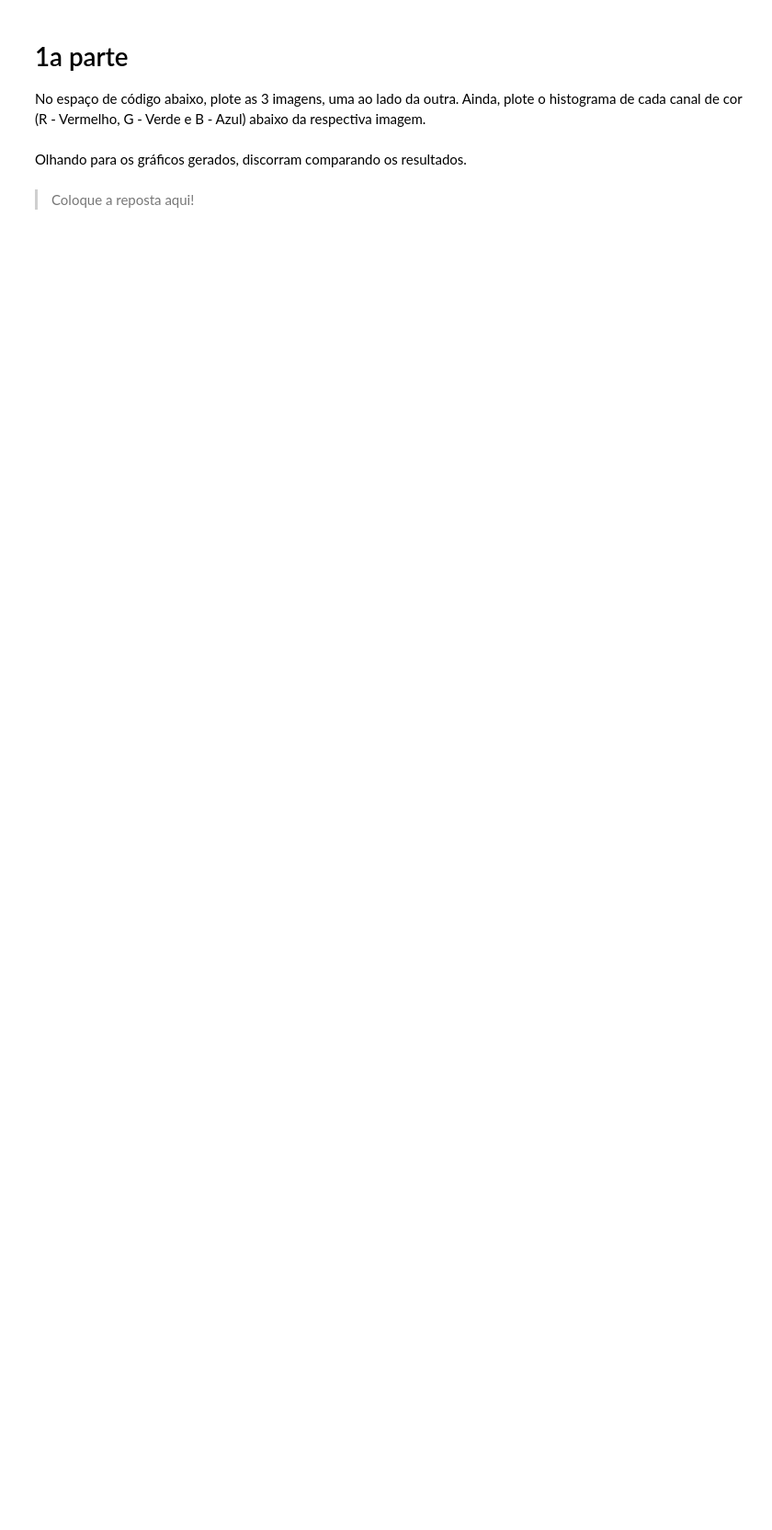
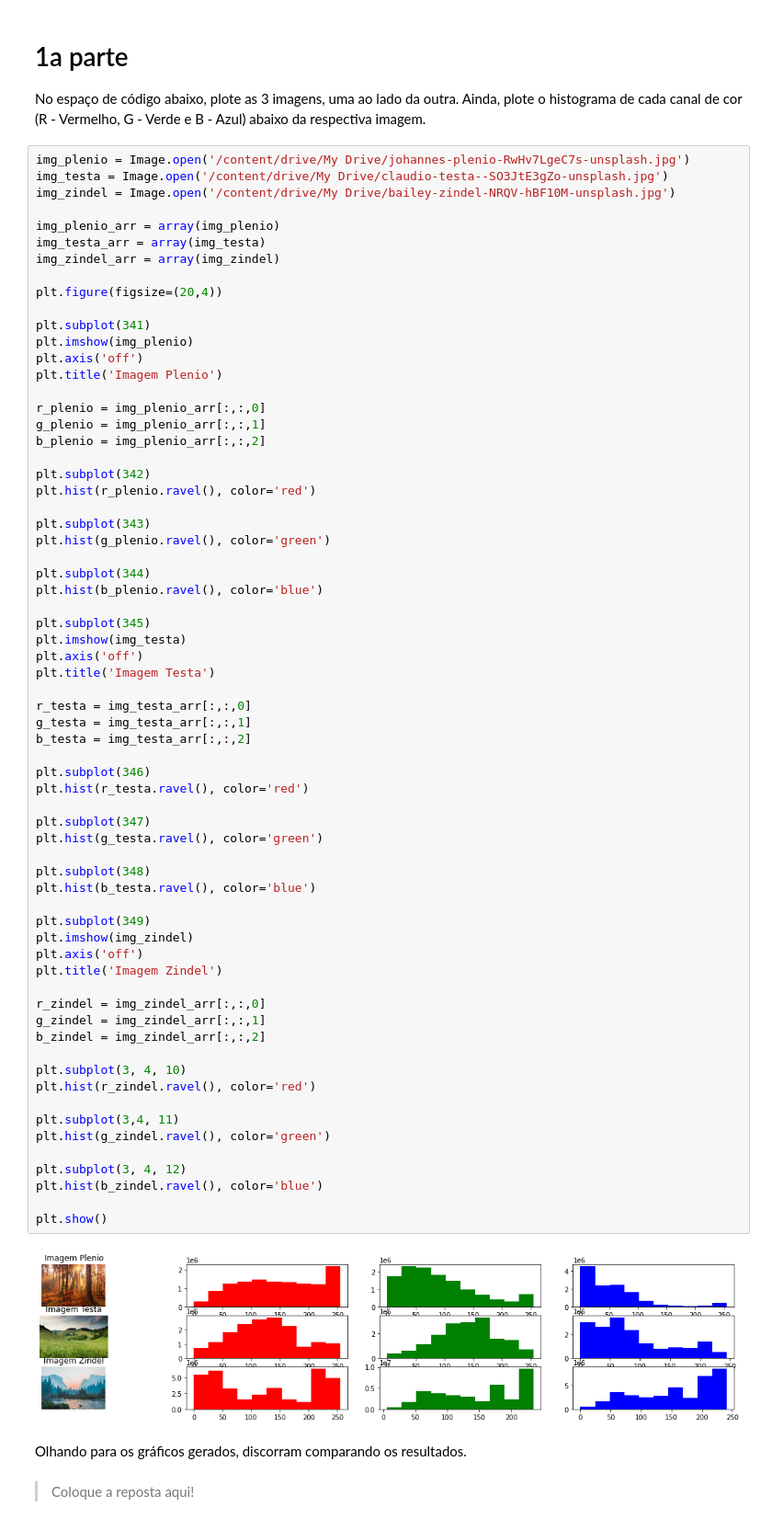
Before and after one commit to tiagomfranca/labs, a Jupyter notebook: code_02.ipynb, the cells around one changed output. Shown at 92% size. Cells and saved outputs as stored; diff of their text form; blank space fills up the shorter version.

Commit message:
Imagens geradas

```diff
--- a/code_02.ipynb
+++ b/code_02.ipynb
@@ -18,6 +29,74 @@ No espaço de código abaixo, escreva os `imports` necessários para começarmos
 # 1a parte
 
 No espaço de código abaixo, plote as 3 imagens, uma ao lado da outra. Ainda, plote o histograma de cada canal de cor (R - Vermelho, G - Verde e B - Azul) abaixo da respectiva imagem.
+# %%
+img_plenio = Image.open('/content/drive/My Drive/johannes-plenio-RwHv7LgeC7s-unsplash.jpg')
+img_testa = Image.open('/content/drive/My Drive/claudio-testa--SO3JtE3gZo-unsplash.jpg')
+img_zindel = Image.open('/content/drive/My Drive/bailey-zindel-NRQV-hBF10M-unsplash.jpg')
+
+img_plenio_arr = array(img_plenio)
+img_testa_arr = array(img_testa)
+img_zindel_arr = array(img_zindel)
+
+plt.figure(figsize=(20,4))
+
+plt.subplot(341)
+plt.imshow(img_plenio)
+plt.axis('off')
+plt.title('Imagem Plenio')
+
+r_plenio = img_plenio_arr[:,:,0]
+g_plenio = img_plenio_arr[:,:,1]
+b_plenio = img_plenio_arr[:,:,2]
+
+plt.subplot(342)
+plt.hist(r_plenio.ravel(), color='red')
+
+plt.subplot(343)
+plt.hist(g_plenio.ravel(), color='green')
+
+plt.subplot(344)
+plt.hist(b_plenio.ravel(), color='blue')
+
+plt.subplot(345)
+plt.imshow(img_testa)
+plt.axis('off')
+plt.title('Imagem Testa')
+
+r_testa = img_testa_arr[:,:,0]
+g_testa = img_testa_arr[:,:,1]
+b_testa = img_testa_arr[:,:,2]
+
+plt.subplot(346)
+plt.hist(r_testa.ravel(), color='red')
+
+plt.subplot(347)
+plt.hist(g_testa.ravel(), color='green')
+
+plt.subplot(348)
+plt.hist(b_testa.ravel(), color='blue')
+
+plt.subplot(349)
+plt.imshow(img_zindel)
+plt.axis('off')
+plt.title('Imagem Zindel')
+
+r_zindel = img_zindel_arr[:,:,0]
+g_zindel = img_zindel_arr[:,:,1]
+b_zindel = img_zindel_arr[:,:,2]
+
+plt.subplot(3, 4, 10)
+plt.hist(r_zindel.ravel(), color='red')
+
+plt.subplot(3,4, 11)
+plt.hist(g_zindel.ravel(), color='green')
+
+plt.subplot(3, 4, 12)
+plt.hist(b_zindel.ravel(), color='blue')
+
+plt.show()
+# %% [output]
+[figure, added]
 # %% [markdown]
 Olhando para os gráficos gerados, discorram comparando os resultados.
 # %% [markdown]
```
Also changed, not shown: parts of 4 cells of this notebook.
